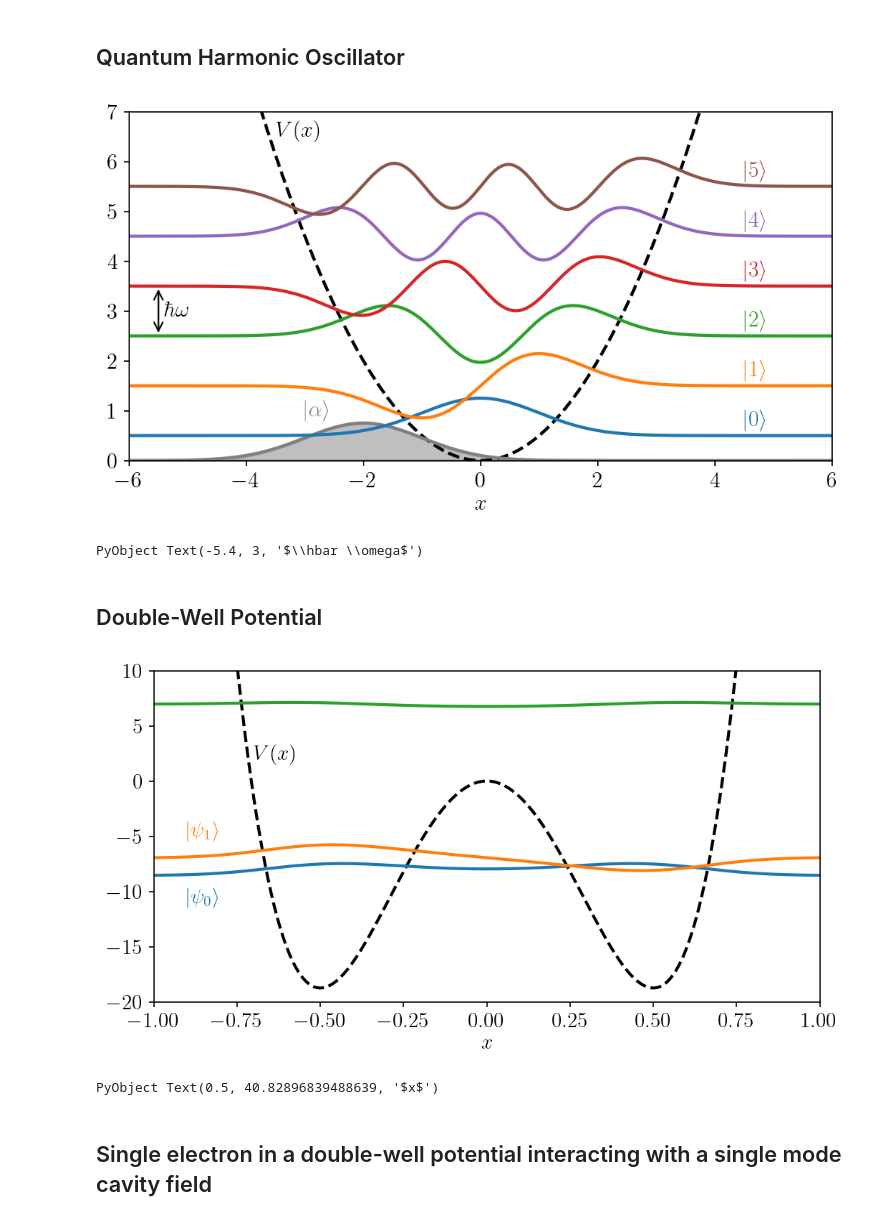
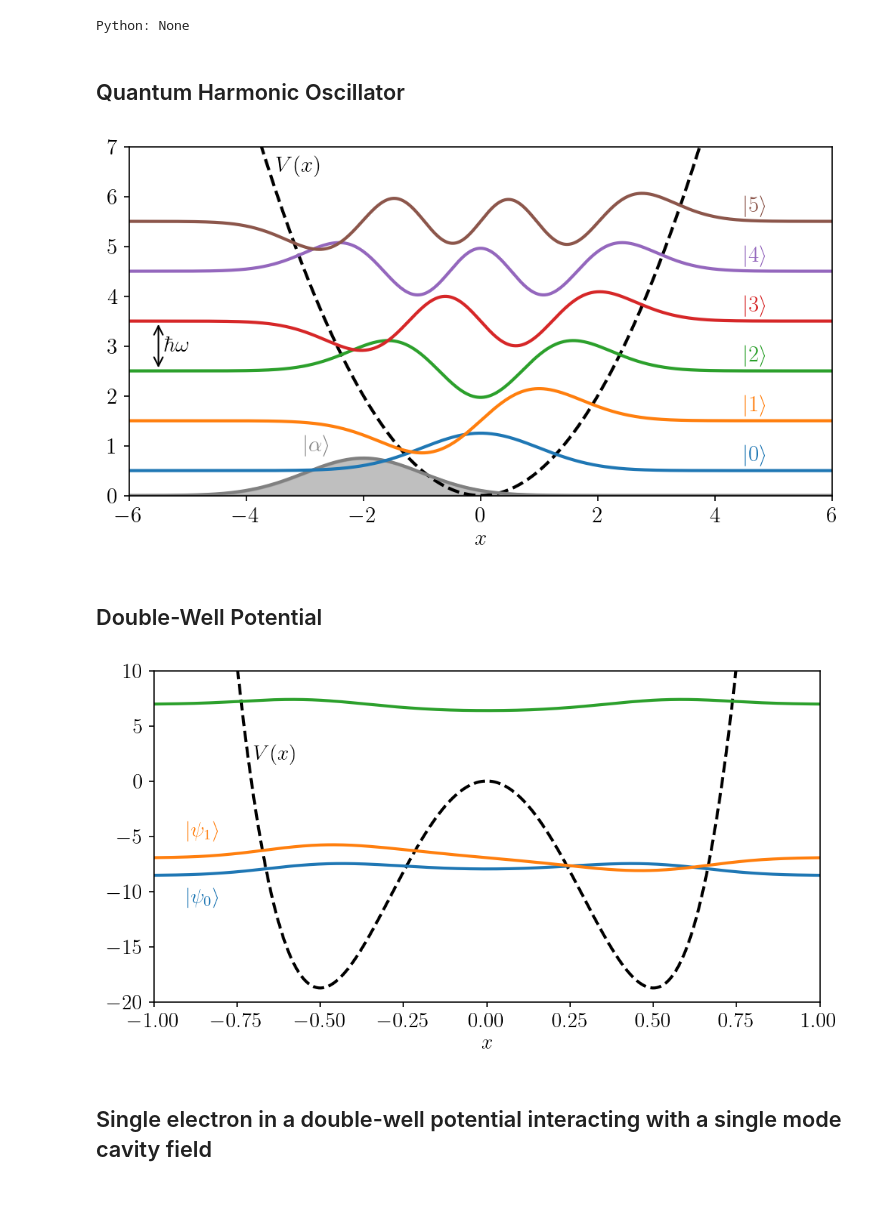
Before and after one commit to albertomercurio/PhD-Thesis-Notebooks, a Jupyter notebook: Chapter1.ipynb, the cells around one changed output. Saved outputs shown, nothing was run; the diff lists cells and outputs as text; code cells hidden in the pictures.

```diff
--- a/Chapter1.ipynb
+++ b/Chapter1.ipynb
@@ -1,10 +1,9 @@
 # %%
 using SpecialPolynomials
-using LinearAlgebra
-using SparseArrays
 using QuantumToolbox
-using PyPlot
+using PythonCall
 
+plt = pyimport("matplotlib.pyplot")
 plt.rc("text", usetex = true)
 plt.rc("text.latex", preamble = raw"\usepackage{amsmath} \usepackage{physics}")
 plt.rc("axes", labelpad = 2)
@@ -14,6 +13,8 @@ plt.rc("axes", labelsize = 14)    # fontsize of the x and y labels
 plt.rc("xtick", labelsize = 14)    # fontsize of the tick labels
 plt.rc("ytick", labelsize = 14)    # fontsize of the tick labels
 plt.rc("legend", fontsize = 13)
+# %% [output]
+Python: None
 # %% [markdown]
 ## Quantum Harmonic Oscillator
 # %%
@@ -40,7 +41,7 @@ fig, ax = plt.subplots(dpi=150, figsize=(8, 4))
 ax.plot(x, k/2 * x.^2, label=raw"$V(x)$", color = "black", ls="--", lw=2)
 ax.fill_between(x, ψ_coherent, color="grey", alpha=0.5, lw=2)
 ax.plot(x, ψ_coherent, color="grey", label="Coherent state", lw=2)
-ψ_plot = [ax.plot(x, ψₙ[i] .+ Eₙ[i], label="n = $i", lw=2)[1] for i in eachindex(Eₙ)]
+ψ_plot = [ax.plot(x, ψₙ[i] .+ Eₙ[i], label="n = $i", lw=2)[0] for i in eachindex(Eₙ)]
 ax.set_xlim(x[1], x[end])
 ax.set_ylim(0, 7)
 ax.set_xlabel(raw"$x$")
@@ -52,10 +53,12 @@ ax.text(-3.5, 6.5, raw"$V(x)$")
 ax.text(-3, 0.9, raw"$\ket{\alpha}$", color="grey")
 ax.annotate(raw"", xy=(-5.5,3.5), xytext=(-5.5,2.5), arrowprops=Dict("arrowstyle" => "<->"))
 ax.text(-5.4, 3, raw"$\hbar \omega$", ha="left", va="center")
+
+display(fig)
+
 # # plt.savefig("/home/alberto/OneDrive/Documents/GitHub/Latex-Projects/phd-thesis/figures/quantum_harmonic_oscillator.pdf", dpi=300, bbox_inches="tight")
 # %% [output]
 [figure]
-PyObject Text(-5.4, 3, '$\\hbar \\omega$')
 # %% [markdown]
 ## Double-Well Potential
 # %%
@@ -83,35 +86,37 @@ vals_DWP, vecs_DWP = eigsolve(H, k=8, sigma=minimum(real.(V)))
 vals_DWP = real.(vals_DWP)
 # The eigenvectors are defined up to a phase factor, since the Arpack algorithm starts with a random vector
 # the results can change the sign of the eigenvectors. Here we fix this by multiplying the eigenvectors by the
 # corresponding opposite phase factor of the maximum abs point in the left region of the state
 x_neg_idxs = findall(x -> x < 0, x_l)
 idx = findmax(abs2, vecs_DWP[x_neg_idxs, 1])[2]
 vecs_DWP[:,1] .*= exp(-1im * angle(vecs_DWP[idx, 1]))
 vecs_DWP[:,2] .*= exp(-1im * angle(vecs_DWP[idx, 2]))
 
 # Make the states L2 normalized
 ψ0 = vecs_DWP[:, 1] ./ √dx
 ψ1 = vecs_DWP[:, 2] ./ √dx
 ψ2 = vecs_DWP[:, 3] ./ √dx
 ψ3 = vecs_DWP[:, 4] ./ √dx
 
 fig, ax = plt.subplots(dpi=150, figsize=(8, 4))
 
 ax.plot(x_l, real.(diag(V)), label=raw"$V(x)$", color = "black", ls="--", lw=2)
 ax.plot(x_l, real.(ψ0) .+ vals_DWP[1], lw=2)
 ax.plot(x_l, real.(ψ1) .+ vals_DWP[2], lw=2)
 ax.plot(x_l, real.(ψ2) .+ vals_DWP[3], lw=2)
 ax.plot(x_l, real.(ψ3) .+ vals_DWP[4], lw=2)
 ax.text(-0.7, 2, raw"$V(x)$")
 ax.text(-0.9, -11, raw"$\ket{\psi_0}$", color="tab:blue")
 ax.text(-0.9, -5, raw"$\ket{\psi_1}$", color="tab:orange")
 ax.set_xlim(x_l[1], x_l[end])
 ax.set_ylim(-20, 10)
 ax.set_xlabel(raw"$x$")
+
+display(fig)
+
 # plt.savefig("/home/alberto/OneDrive/Documents/GitHub/Latex-Projects/phd-thesis/figures/double_well_potential.pdf", dpi=300, bbox_inches="tight")
 # %% [output]
-[figure, old version]
+[figure, new version]
-PyObject Text(0.5, 40.82896839488639, '$x$')
 # %% [markdown]
 ## Single electron in a double-well potential interacting with a single mode cavity field
 # %%
```
Also changed, not shown: parts of 2 cells of this notebook, 9 other files.
